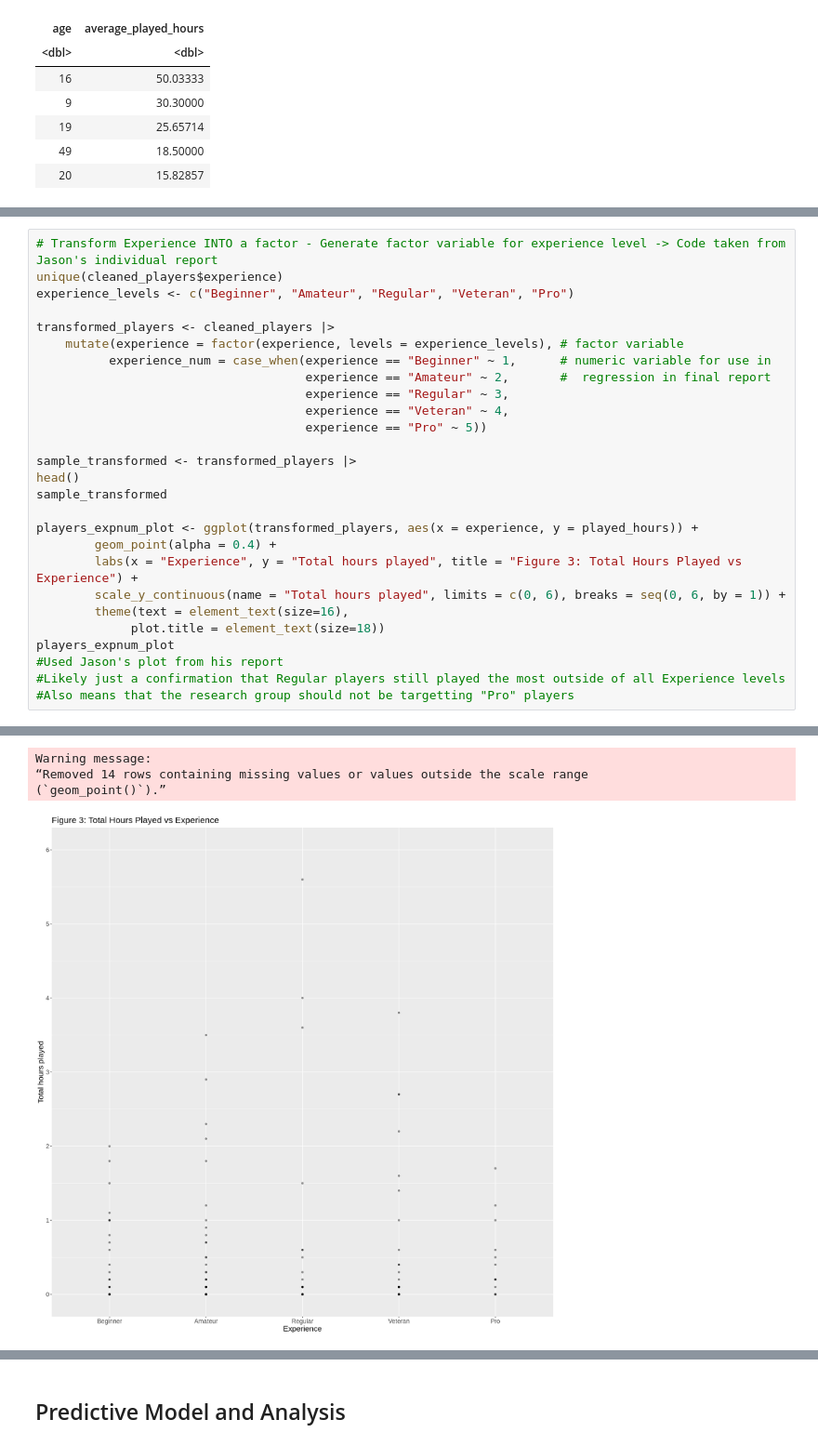
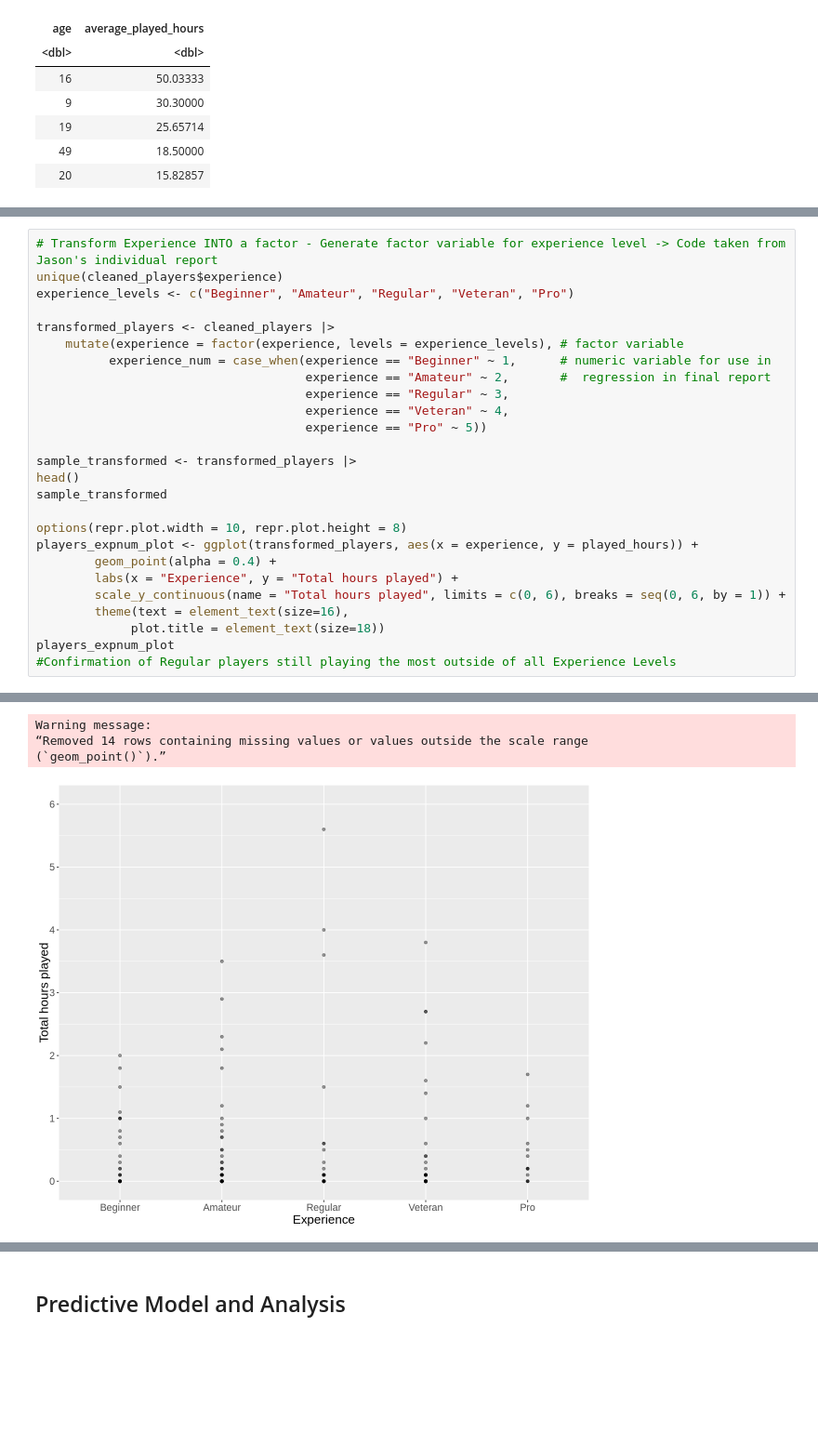
Before and after one commit to Sen550/dsci100-project, a Jupyter notebook: final_projectreport.ipynb, the cells around one changed output, grey strips where cells are left out. Shown at 93% size. Cells and saved outputs as stored; diff of their text form; blank space fills up the shorter version.

```diff
--- a/final_projectreport.ipynb
+++ b/final_projectreport.ipynb
@@ -229,35 +230,34 @@ transformed_players <- cleaned_players |>
           experience_num = case_when(experience == "Beginner" ~ 1,      # numeric variable for use in
                                      experience == "Amateur" ~ 2,       #  regression in final report
                                      experience == "Regular" ~ 3,
                                      experience == "Veteran" ~ 4,
                                      experience == "Pro" ~ 5))
 
 sample_transformed <- transformed_players |>
 head()
 sample_transformed
 
+options(repr.plot.width = 10, repr.plot.height = 8)
 players_expnum_plot <- ggplot(transformed_players, aes(x = experience, y = played_hours)) +
         geom_point(alpha = 0.4) +
-        labs(x = "Experience", y = "Total hours played", title = "Figure 3: Total Hours Played vs Experience") +
+        labs(x = "Experience", y = "Total hours played") +
         scale_y_continuous(name = "Total hours played", limits = c(0, 6), breaks = seq(0, 6, by = 1)) +
         theme(text = element_text(size=16),
              plot.title = element_text(size=18))
 players_expnum_plot
-#Used Jason's plot from his report
-#Likely just a confirmation that Regular players still played the most outside of all Experience levels
-#Also means that the research group should not be targetting "Pro" players
+#Confirmation of Regular players still playing the most outside of all Experience Levels
 # %% [output]
 [1] "Pro"      "Veteran"  "Amateur"  "Regular"  "Beginner"
 A tibble: 6 × 6
 | experience | played_hours | name | age | gender | experience_num |
 | <fct> | <dbl> | <chr> | <dbl> | <chr> | <dbl> |
 | Pro | 30.3 | Morgan | 9 | Male | 5 |
 | Veteran | 3.8 | Christian | 17 | Male | 4 |
 | Veteran | 0.0 | Blake | 17 | Male | 4 |
 | Amateur | 0.7 | Flora | 21 | Female | 2 |
 | Regular | 0.1 | Kylie | 21 | Male | 3 |
 | Amateur | 0.0 | Adrian | 17 | Female | 2 |
 Warning message:
 “Removed 14 rows containing missing values or values outside the scale range
 (`geom_point()`).”
-[figure, old version]
+[figure, new version]
```
Also changed, not shown: parts of 19 cells of this notebook.
